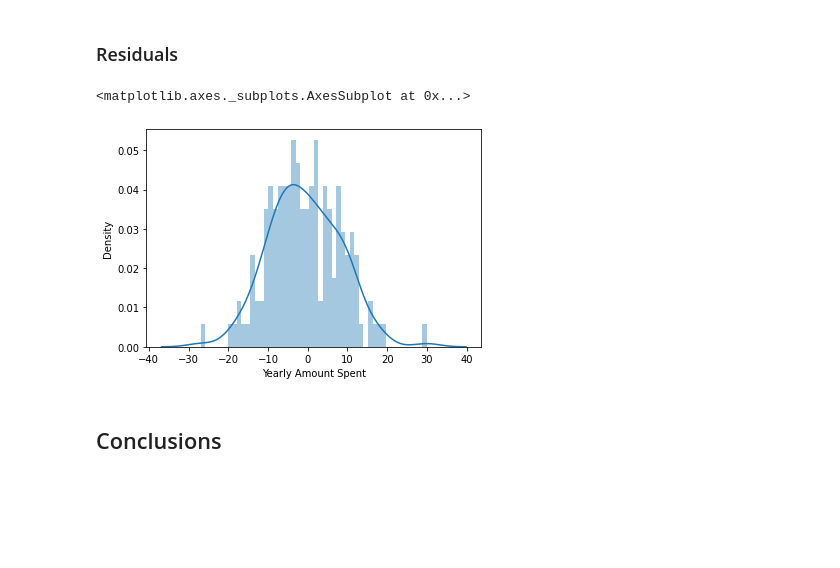
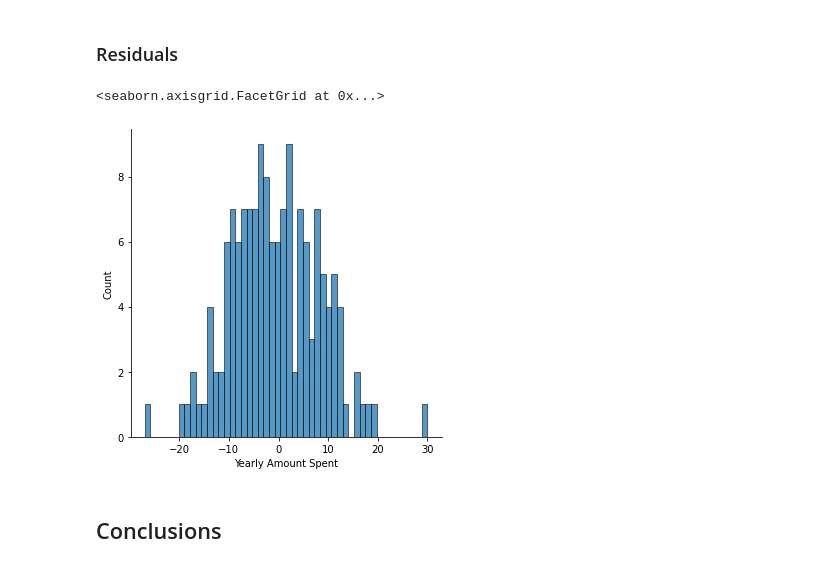
Before and after one commit to NickOLeeney/data-science-projects, a Jupyter notebook: 02_Linear_Regression_Project.ipynb, the cells around one changed output. Cells and saved outputs as stored; diff of their text form; code cells hidden in the pictures; blank space fills up the shorter version.

```diff
--- a/02_Linear_Regression_Project.ipynb
+++ b/02_Linear_Regression_Project.ipynb
@@ -145,10 +143,10 @@ RMSE:  8.933815066978624
 # %% [markdown]
 ### Residuals
 # %%
-sbn.distplot((y_test - y_predicted), bins = 50)
+sbn.displot((y_test - y_predicted), bins = 50)
 # %% [output]
-<matplotlib.axes._subplots.AxesSubplot at 0x...>
+<seaborn.axisgrid.FacetGrid at 0x...>
-[figure, old version]
+[figure, new version]
 # %% [markdown]
 ## Conclusions
 # %%
```
Also changed, not shown: parts of 1 cell of this notebook.
